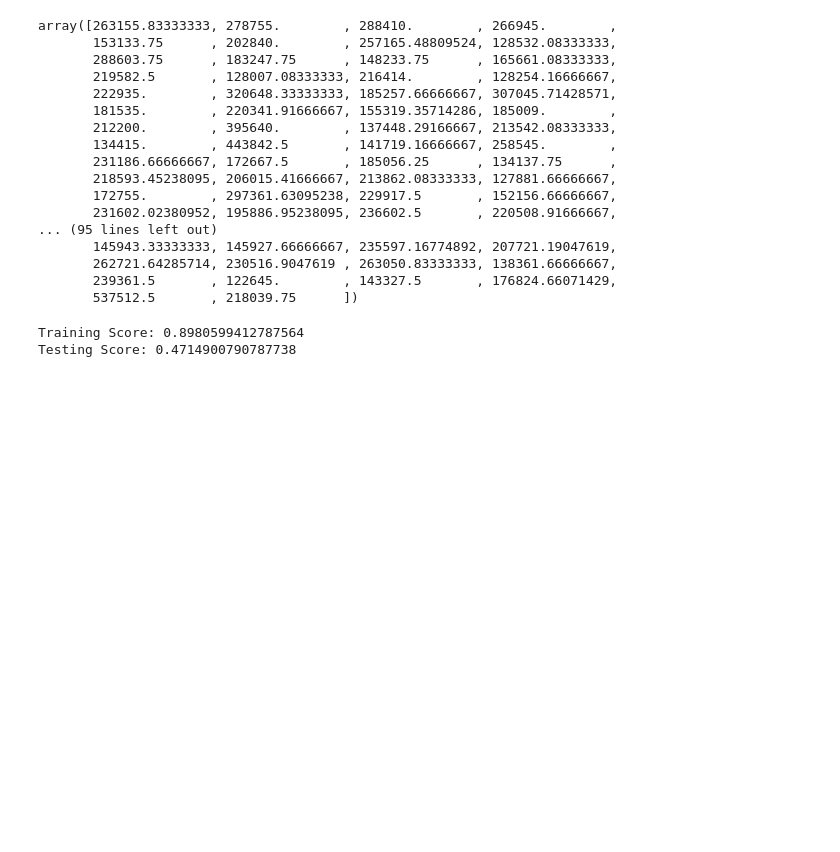
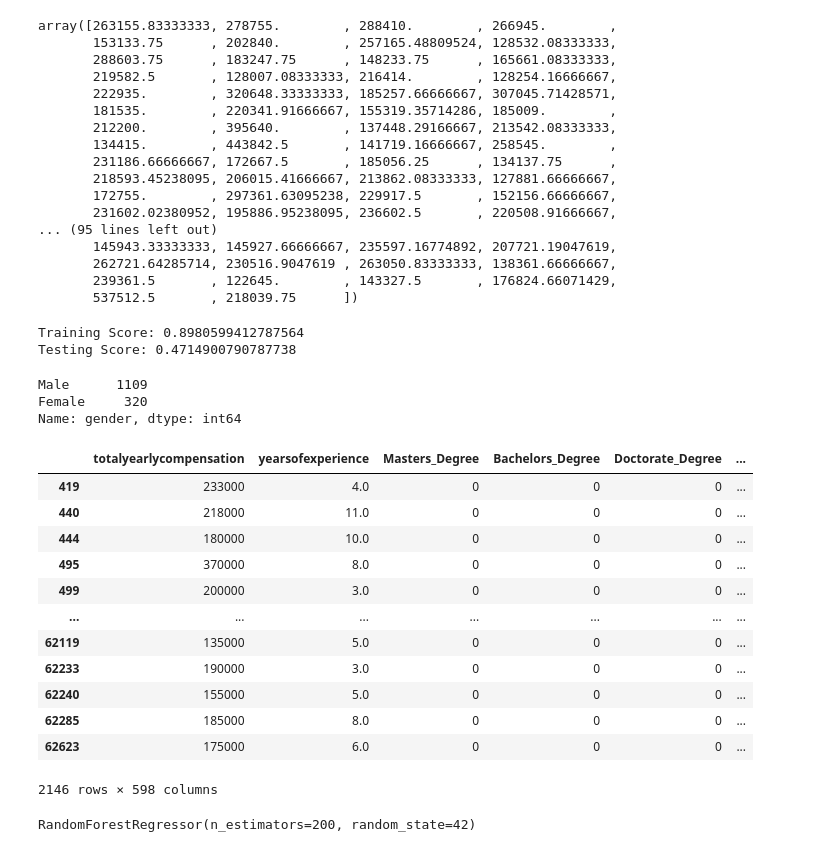
Before and after one commit to Sirius0531/final_project, a Jupyter notebook: final_seg2.ipynb, the cells around one changed output. Saved outputs shown, nothing was run; the diff lists cells and outputs as text; code cells hidden in the pictures; blank space fills up the shorter version.

```diff
--- a/final_seg2.ipynb
+++ b/final_seg2.ipynb
@@ -276,3 +276,6 @@ See the caveats in the documentation: https://pandas.pydata.org/pandas-docs/stab
 # %%
 ##for gender back in to later models
 clean_df_gender = clean_df.copy()
+#testing predicatbility of salary threshhold (600000-50.1)
+clean_gender2 = clean_df_gender[clean_df_gender['totalyearlycompensation']<600000]
+clean_gender2.gender.value_counts()
@@ -1184,0 +1184,27 @@ xg_model = XGBRegressor()
+# %%
+#gender 'other' dropped and salary at differenct threshhold
+clean_df6 = clean_gender2.copy()
+# clean_df6.gender.value_counts()
+clean_df6 = clean_df6[clean_df6['gender']!='Other']
+clean_df6.gender.value_counts()
+# %% [output]
+Male      1109
+Female     320
+Name: gender, dtype: int64
+# %%
+clean_dummies6 = pd.get_dummies(clean_df6)
+clean_dummies6
+# %% [output]
+|  | totalyearlycompensation | yearsofexperience | Masters_Degree | Bachelors_Degree | Doctorate_Degree | ... |
+| 419 | 233000 | 4.0 | 0 | 0 | 0 | ... |
+| 440 | 218000 | 11.0 | 0 | 0 | 0 | ... |
+| 444 | 180000 | 10.0 | 0 | 0 | 0 | ... |
+| 495 | 370000 | 8.0 | 0 | 0 | 0 | ... |
+| 499 | 200000 | 3.0 | 0 | 0 | 0 | ... |
+| ... | ... | ... | ... | ... | ... | ... |
+| 62119 | 135000 | 5.0 | 0 | 0 | 0 | ... |
+| 62233 | 190000 | 3.0 | 0 | 0 | 0 | ... |
+| 62240 | 155000 | 5.0 | 0 | 0 | 0 | ... |
+| 62285 | 185000 | 8.0 | 0 | 0 | 0 | ... |
+| 62623 | 175000 | 6.0 | 0 | 0 | 0 | ... |
+2146 rows × 598 columns
@@ -1184,0 +1218,8 @@ xg_model = XGBRegressor()
+# %%
+ # create regressor object
+regressor = RandomForestRegressor(n_estimators = 200, random_state = 42)
+
+# fit the regressor with x and y data
+regressor.fit(X_train, y_train)
+# %% [output]
+RandomForestRegressor(n_estimators=200, random_state=42)
```
Also changed, not shown: parts of 11 cells of this notebook, 2 other files.
